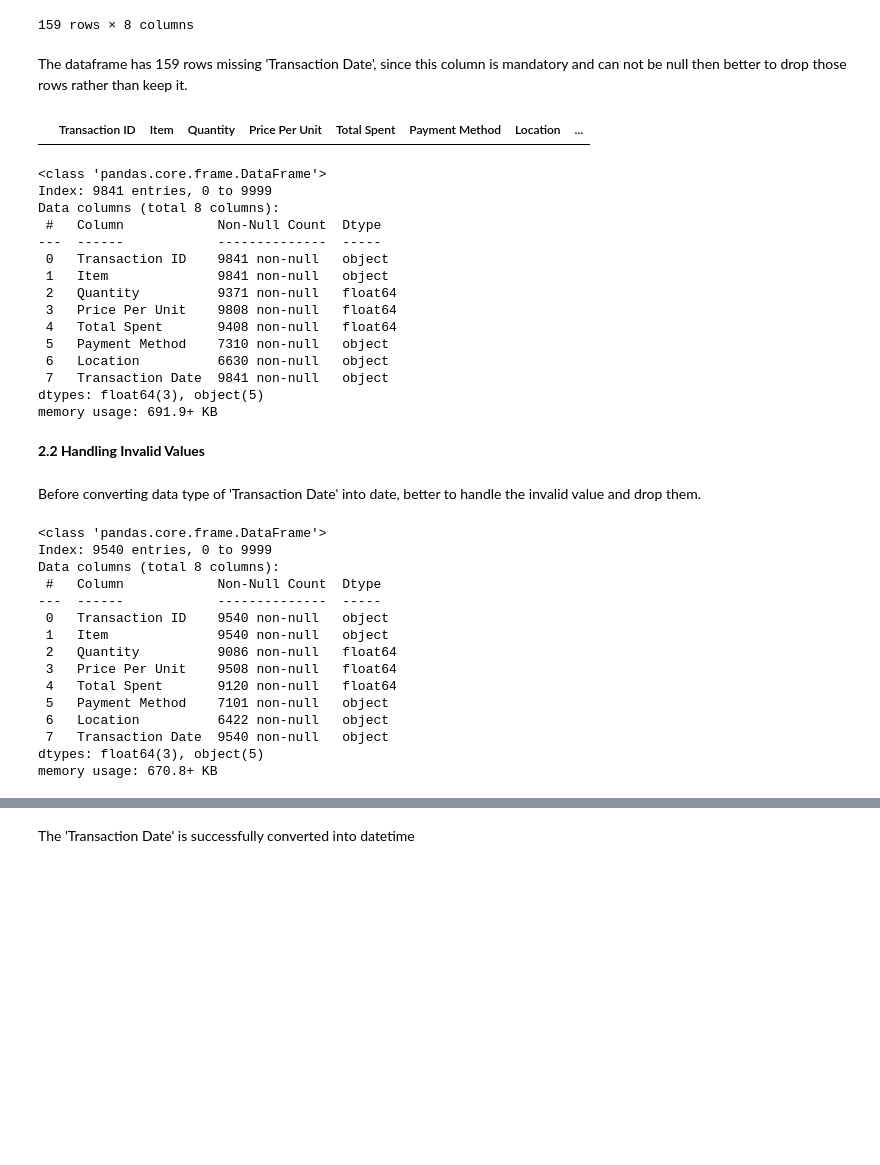
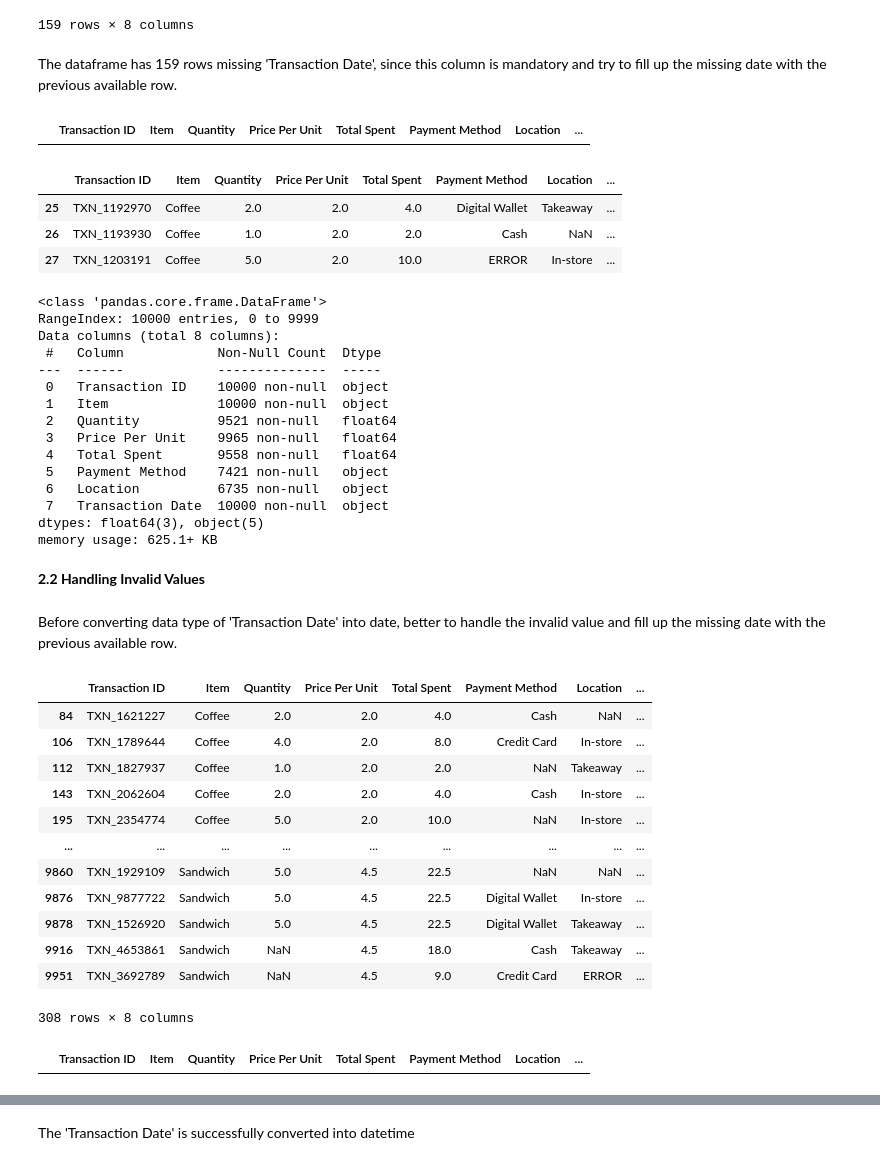
Before and after one commit to jeeenss/Data-Analysis-with-Python, a Jupyter notebook: Cafe_Sales/cafe_sales_analysis.ipynb, the cells around one changed output, grey strips where cells are left out. Drawn from its saved outputs; the diff is of its cells as text; code cells hidden in the pictures; blank space fills up the shorter version.

Commit message:
updated fill up method on handling missing or invalide Transaction Date

```diff
--- a/Cafe_Sales/cafe_sales_analysis.ipynb
+++ b/Cafe_Sales/cafe_sales_analysis.ipynb
@@ -465,51 +465,59 @@ df[df['Transaction Date'].isnull()]
 | 9957 | TXN_4690415 | Sandwich | 2.0 | 4.5 | 9.0 | Digital Wallet | NaN | ... |
 159 rows × 8 columns
 # %% [markdown]
-The dataframe has 159 rows missing 'Transaction Date', since this column is mandatory and can not be null then better to drop those rows rather than keep it.
+The dataframe has 159 rows missing 'Transaction Date', since this column is mandatory and try to fill up the missing date with the previous available row.
 # %%
-df.dropna(subset=['Transaction Date'], inplace=True)
+df['Transaction Date'] = df['Transaction Date'].ffill() # Klo bfill jadinya 12/10/23
 df[df['Transaction Date'].isnull()]
 # %% [output]
 |  | Transaction ID | Item | Quantity | Price Per Unit | Total Spent | Payment Method | Location | ... |
+# %%
+df.loc[[25,26,27],:]
+# %% [output]
+|  | Transaction ID | Item | Quantity | Price Per Unit | Total Spent | Payment Method | Location | ... |
+| 25 | TXN_1192970 | Coffee | 2.0 | 2.0 | 4.0 | Digital Wallet | Takeaway | ... |
+| 26 | TXN_1193930 | Coffee | 1.0 | 2.0 | 2.0 | Cash | NaN | ... |
+| 27 | TXN_1203191 | Coffee | 5.0 | 2.0 | 10.0 | ERROR | In-store | ... |
 # %%
 df.info()
 # %% [output]
 <class 'pandas.core.frame.DataFrame'>
-Index: 9841 entries, 0 to 9999
+RangeIndex: 10000 entries, 0 to 9999
 Data columns (total 8 columns):
  #   Column            Non-Null Count  Dtype
 ---  ------            --------------  -----
- 0   Transaction ID    9841 non-null   object
- 1   Item              9841 non-null   object
- 2   Quantity          9371 non-null   float64
- 3   Price Per Unit    9808 non-null   float64
- 4   Total Spent       9408 non-null   float64
- 5   Payment Method    7310 non-null   object
- 6   Location          6630 non-null   object
- 7   Transaction Date  9841 non-null   object
+ 0   Transaction ID    10000 non-null  object
+ 1   Item              10000 non-null  object
+ 2   Quantity          9521 non-null   float64
+ 3   Price Per Unit    9965 non-null   float64
+ 4   Total Spent       9558 non-null   float64
+ 5   Payment Method    7421 non-null   object
+ 6   Location          6735 non-null   object
+ 7   Transaction Date  10000 non-null  object
 dtypes: float64(3), object(5)
-memory usage: 691.9+ KB
+memory usage: 625.1+ KB
 # %% [markdown]
 **2.2 Handling Invalid Values**
 # %% [markdown]
-Before converting data type of 'Transaction Date' into date, better to handle the invalid value and drop them.
+Before converting data type of 'Transaction Date' into date, better to handle the invalid value and fill up the missing date with the previous available row.
-# %%
-idx_invalid_trxdate = df[np.logical_or(df['Transaction Date']=='ERROR', df['Transaction Date']=='UNKNOWN')].index
-df.drop(idx_invalid_trxdate, inplace=True)
-df.info()
-# %% [output]
-<class 'pandas.core.frame.DataFrame'>
-Index: 9540 entries, 0 to 9999
-Data columns (total 8 columns):
- #   Column            Non-Null Count  Dtype
----  ------            --------------  -----
- 0   Transaction ID    9540 non-null   object
- 1   Item              9540 non-null   object
- 2   Quantity          9086 non-null   float64
- 3   Price Per Unit    9508 non-null   float64
- 4   Total Spent       9120 non-null   float64
- 5   Payment Method    7101 non-null   object
- 6   Location          6422 non-null   object
- 7   Transaction Date  9540 non-null   object
-dtypes: float64(3), object(5)
-memory usage: 670.8+ KB
+# %%
+df[np.logical_or(df['Transaction Date']=='ERROR', df['Transaction Date']=='UNKNOWN')]
+# %% [output]
+|  | Transaction ID | Item | Quantity | Price Per Unit | Total Spent | Payment Method | Location | ... |
+| 84 | TXN_1621227 | Coffee | 2.0 | 2.0 | 4.0 | Cash | NaN | ... |
+| 106 | TXN_1789644 | Coffee | 4.0 | 2.0 | 8.0 | Credit Card | In-store | ... |
+| 112 | TXN_1827937 | Coffee | 1.0 | 2.0 | 2.0 | NaN | Takeaway | ... |
+| 143 | TXN_2062604 | Coffee | 2.0 | 2.0 | 4.0 | Cash | In-store | ... |
+| 195 | TXN_2354774 | Coffee | 5.0 | 2.0 | 10.0 | NaN | In-store | ... |
+| ... | ... | ... | ... | ... | ... | ... | ... | ... |
+| 9860 | TXN_1929109 | Sandwich | 5.0 | 4.5 | 22.5 | NaN | NaN | ... |
+| 9876 | TXN_9877722 | Sandwich | 5.0 | 4.5 | 22.5 | Digital Wallet | In-store | ... |
+| 9878 | TXN_1526920 | Sandwich | 5.0 | 4.5 | 22.5 | Digital Wallet | Takeaway | ... |
+| 9916 | TXN_4653861 | Sandwich | NaN | 4.5 | 18.0 | Cash | Takeaway | ... |
+| 9951 | TXN_3692789 | Sandwich | NaN | 4.5 | 9.0 | Credit Card | ERROR | ... |
+308 rows × 8 columns
+# %%
+df['Transaction Date'] = df['Transaction Date'].replace(['ERROR','UNKNOWN'],np.nan).ffill()
+df[df['Transaction Date'].isnull()]
+# %% [output]
+|  | Transaction ID | Item | Quantity | Price Per Unit | Total Spent | Payment Method | Location | ... |
```
Also changed, not shown: parts of 3 cells of this notebook.
